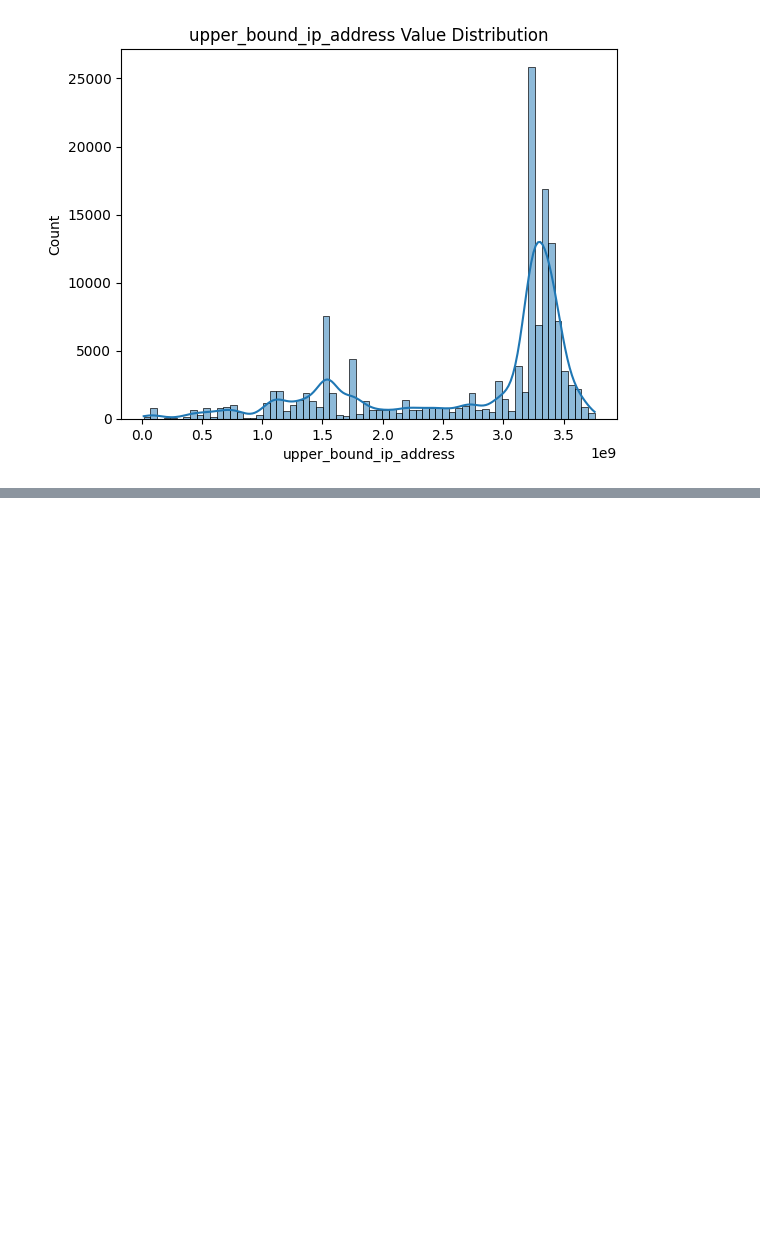
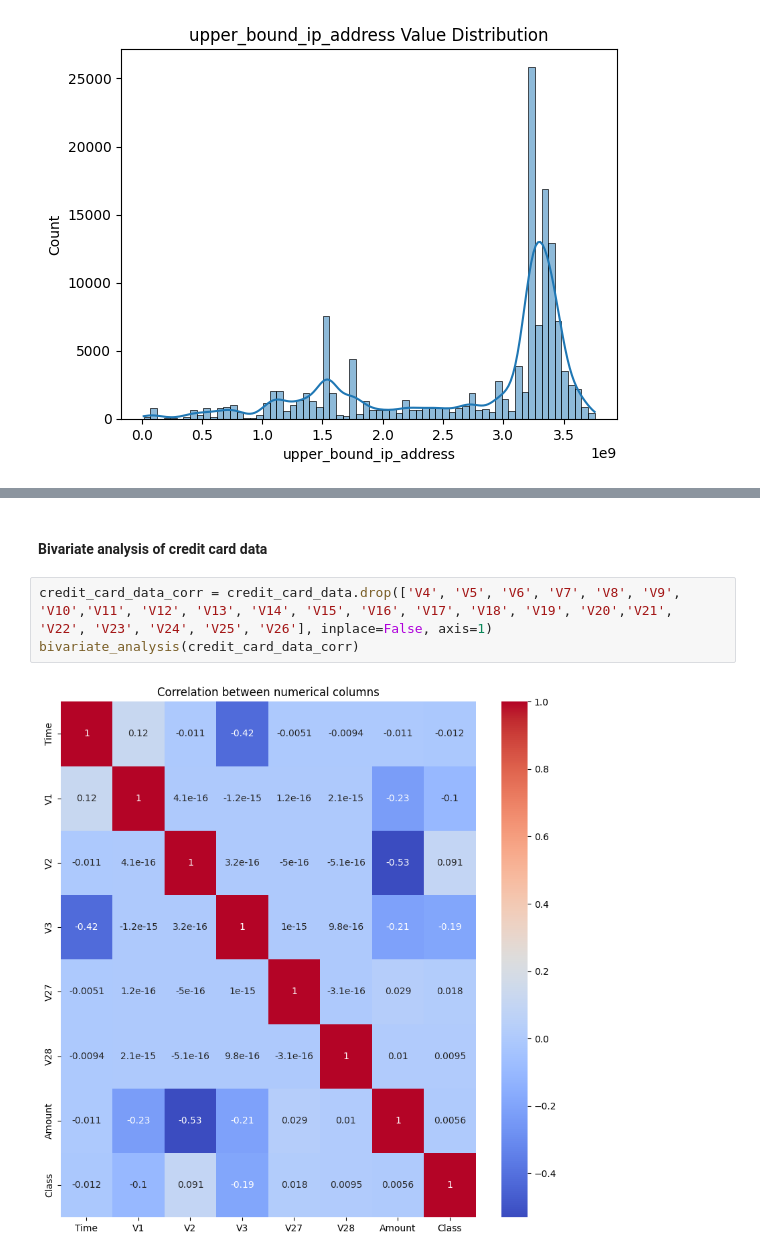
Before and after one commit to hanaDemma/fraud-detection-for-e-commerce-and-bank-transactions, a Jupyter notebook: notebooks/Eda.ipynb, the cells around one changed output, grey strips where cells are left out. Saved outputs shown, nothing was run; the diff lists cells and outputs as text; blank space fills up the shorter version.

```diff
--- a/notebooks/Eda.ipynb
+++ b/notebooks/Eda.ipynb
@@ -176,0 +185,7 @@ univariate_analysis(ip_address_country,ip_address_country_columns)
+# %% [markdown]
+#### Bivariate analysis of credit card data
+# %%
+credit_card_data_corr = credit_card_data.drop(['V4', 'V5', 'V6', 'V7', 'V8', 'V9', 'V10','V11', 'V12', 'V13', 'V14', 'V15', 'V16', 'V17', 'V18', 'V19', 'V20','V21', 'V22', 'V23', 'V24', 'V25', 'V26'], inplace=False, axis=1)
+bivariate_analysis(credit_card_data_corr)
+# %% [output]
+[figure, added]
```
Also changed, not shown: parts of 5 cells of this notebook.
